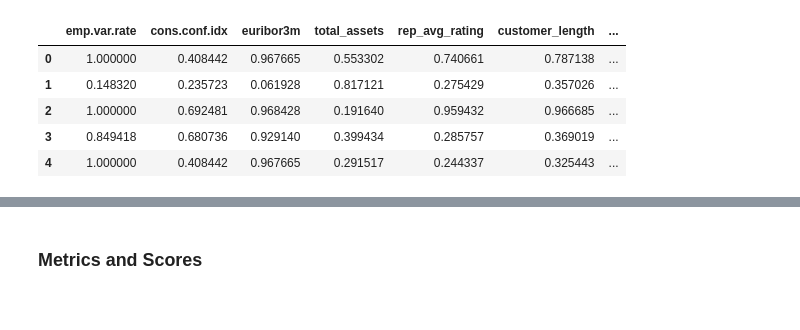
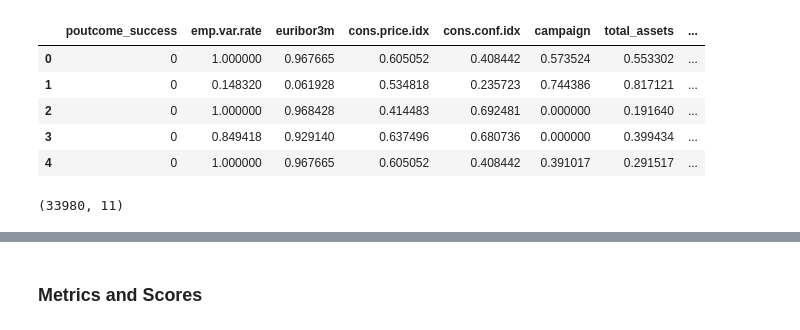
Before and after one commit to mulcahrj/DATA6545_Final, a Jupyter notebook: Naive_Bayes.ipynb, the cells around one changed output, grey strips where cells are left out. Cells and saved outputs as stored; diff of their text form; code cells hidden in the pictures.

```diff
--- a/Naive_Bayes.ipynb
+++ b/Naive_Bayes.ipynb
@@ -10,11 +10,11 @@ features_train = pd.read_csv(path)
 path = 'https://raw.githubusercontent.com/mulcahrj/DATA6545_Final/main/selected_features_test.csv'
 features_test = pd.read_csv(path)
 # %%
-features.head()
+features_train.head()
 # %% [output]
-|  | emp.var.rate | cons.conf.idx | euribor3m | total_assets | rep_avg_rating | customer_length | ... |
-| 0 | 1.000000 | 0.408442 | 0.967665 | 0.553302 | 0.740661 | 0.787138 | ... |
-| 1 | 0.148320 | 0.235723 | 0.061928 | 0.817121 | 0.275429 | 0.357026 | ... |
-| 2 | 1.000000 | 0.692481 | 0.968428 | 0.191640 | 0.959432 | 0.966685 | ... |
-| 3 | 0.849418 | 0.680736 | 0.929140 | 0.399434 | 0.285757 | 0.369019 | ... |
-| 4 | 1.000000 | 0.408442 | 0.967665 | 0.291517 | 0.244337 | 0.325443 | ... |
+|  | poutcome_success | emp.var.rate | euribor3m | cons.price.idx | cons.conf.idx | campaign | total_assets | ... |
+| 0 | 0 | 1.000000 | 0.967665 | 0.605052 | 0.408442 | 0.573524 | 0.553302 | ... |
+| 1 | 0 | 0.148320 | 0.061928 | 0.534818 | 0.235723 | 0.744386 | 0.817121 | ... |
+| 2 | 0 | 1.000000 | 0.968428 | 0.414483 | 0.692481 | 0.000000 | 0.191640 | ... |
+| 3 | 0 | 0.849418 | 0.929140 | 0.637496 | 0.680736 | 0.000000 | 0.399434 | ... |
+| 4 | 0 | 1.000000 | 0.967665 | 0.605052 | 0.408442 | 0.391017 | 0.291517 | ... |
@@ -23,0 +21,4 @@ y = features.iloc[:,-1].values
+# %%
+features_train.shape
+# %% [output]
+(33980, 11)
```
Also changed, not shown: parts of 18 cells of this notebook.
